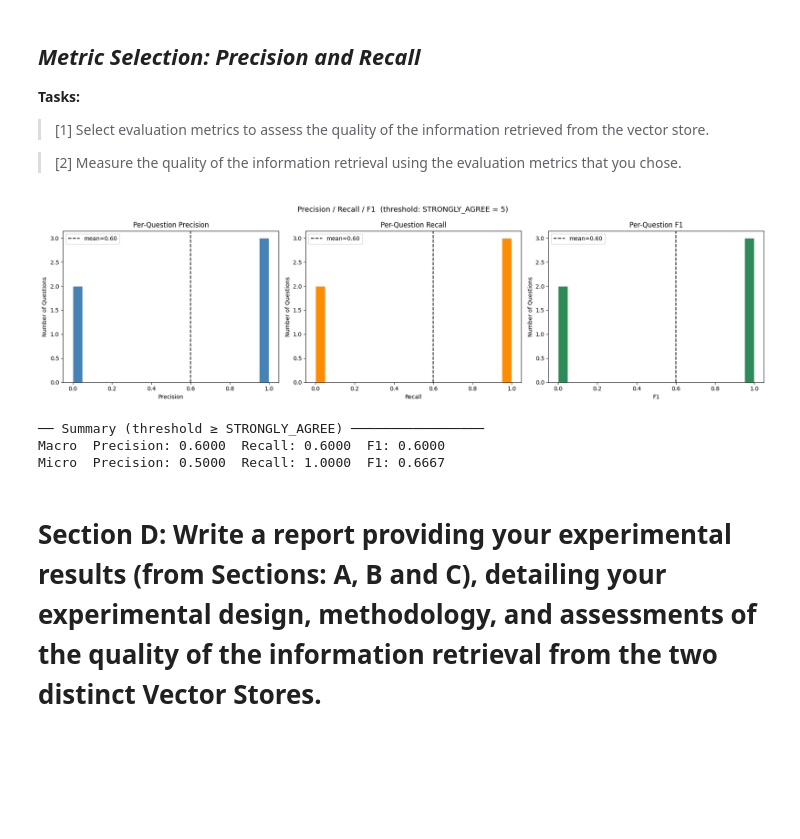
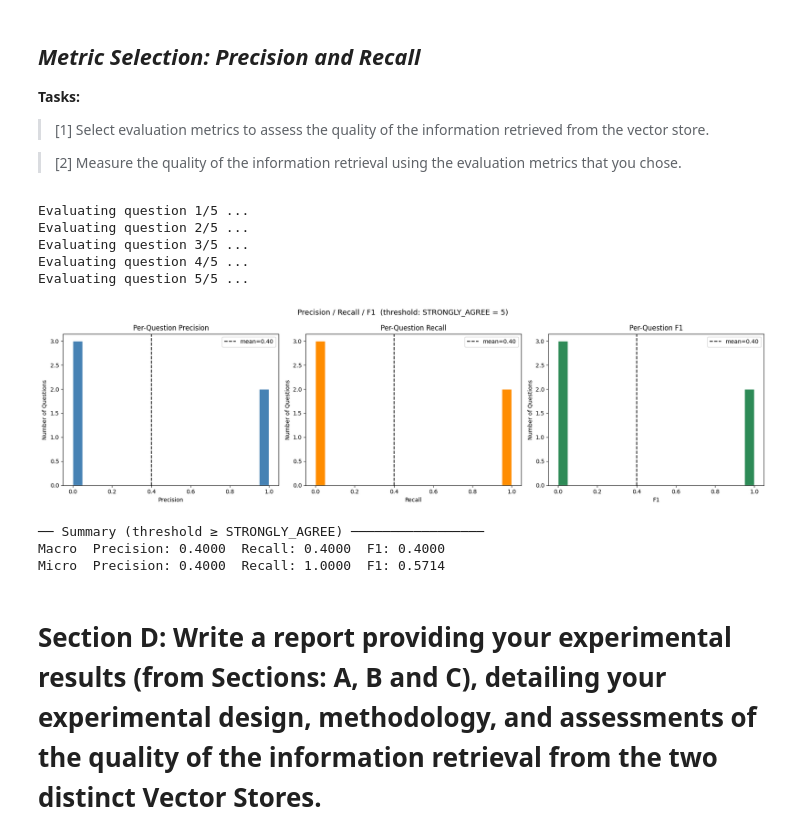
Before and after one commit to ChenJellay/GenAI-Lab-Work, a Jupyter notebook: assignment2/HW02_notebook.ipynb, the cells around one changed output. Drawn from its saved outputs; the diff is of its cells as text; code cells hidden in the pictures; blank space fills up the shorter version.

```diff
--- a/assignment2/HW02_notebook.ipynb
+++ b/assignment2/HW02_notebook.ipynb
@@ -340,7 +340,7 @@ from typing import List, Optional
 from enum import IntEnum
 import re
 import json
-from huggingface_hub import InferenceClient
+# Local judge uses local model backends (mlx_lm or transformers).
 
 class LikertScore(IntEnum):
     STRONGLY_DISAGREE = 1
@@ -371,9 +371,15 @@ MODEL_PRICING = {
 def get_token_cost(model_id: str, input_tokens: int, output_tokens: int) -> dict:
     """Calculate cost based on model pricing."""
     if model_id not in MODEL_PRICING:
-        print(f"Warning: no pricing found for {model_id}, cost set to None")
-        return {"input_tokens": input_tokens, "output_tokens": output_tokens,
-                "total_tokens": input_tokens + output_tokens, "cost_usd": None}
+        return {
+            "model_id": model_id,
+            "input_tokens": input_tokens,
+            "output_tokens": output_tokens,
+            "total_tokens": input_tokens + output_tokens,
+            "cost_usd": None,
+            "cost_per_1m_in": None,
+            "cost_per_1m_out": None,
+        }
 
     price_in, price_out = MODEL_PRICING[model_id]
     cost = (input_tokens * price_in / 1_000_000) + (output_tokens * price_out / 1_000_000)
@@ -1076,0 +1054,3 @@ policy_questions
+# %%
+policy_questions = pd.read_csv('CMU_Handbook_1000_Questions.csv')
+policy_questions
@@ -1239,3 +1233,17 @@ on Academic Integrity will be initially reviewed and adjudicated at the course l
 > [1] Using a Pydantic Base Model technique, design an LLM Judge to automatically score the quality of the vector store responses with respect to the query submitted to the store AND a specific characteristics of the text; for example: factuality, relevance, specificity, helpfulness.
 
 > [2] Measure the quality of the information retrieval using the LLM Judge.
+# %%
+import os
+import json
+from mlx_lm import load, generate
+
+MODEL_PATH = os.environ.get("QWEN_MODEL_PATH", "mlx-community/Qwen3.5-9B-OptiQ-4bit")
+model, tokenizer = load(MODEL_PATH)
+
+with open("question_doc_chunk_matches.json") as f:
+    matched = json.load(f)
+
+print(f"Loaded {len(matched)} matched question-document pairs from question_doc_chunk_matches.json")
+print(f"Model loaded: {MODEL_PATH}")
+print(f"Sample: {matched[0]}")
@@ -1273,29 +1371,33 @@ model_id='meta-llama/Llama-3.1-8B-Instruct' input_tokens=447 output_tokens=360 t
 
 > [2] Measure the quality of the information retrieval using the evaluation metrics that you chose.
 # %%
-# First collect eval results for all your questions
 eval_results = []
-for q in matched[:5]:  # run on however many you've evaluated
-    result = evaluate_relevance_hf(
+for i, q in enumerate(matched[:5]):
+    print(f"Evaluating question {i+1}/5 ...")
+    result = evaluate_relevance_local(
         question=q["question"],
         question_id=q["question_id"],
         matched_docs=[q],
-        hf_token=HF_TOKEN,
-        model_id="meta-llama/Llama-3.1-8B-Instruct"
+        model=model,
+        tokenizer=tokenizer,
     )
     eval_results.append(result)
 
-# Then measure precision/recall
 summary = evaluate_precision_recall(
     matched=matched,
     eval_results=eval_results,
-    relevance_threshold=LikertScore.STRONGLY_AGREE  # count score > 4 as relevant
+    relevance_threshold=LikertScore.STRONGLY_AGREE,
 )
 # %% [output]
+Evaluating question 1/5 ...
+Evaluating question 2/5 ...
+Evaluating question 3/5 ...
+Evaluating question 4/5 ...
+Evaluating question 5/5 ...
-[figure, old version]
+[figure, new version]
-── Summary (threshold ≥ STRONGLY_AGREE) ─────────────────
-Macro  Precision: 0.6000  Recall: 0.6000  F1: 0.6000
-Micro  Precision: 0.5000  Recall: 1.0000  F1: 0.6667
+── Summary (threshold ≥ STRONGLY_AGREE) ─────────────────
+Macro  Precision: 0.4000  Recall: 0.4000  F1: 0.4000
+Micro  Precision: 0.4000  Recall: 1.0000  F1: 0.5714
 # %% [markdown]
 # **Section D: Write a report providing your experimental results (from Sections: A, B and C), detailing your experimental design, methodology, and assessments of the quality of the information retrieval from the two distinct Vector Stores.**
 # %%
```
Also changed, not shown: parts of 13 cells of this notebook, 3 other files.
